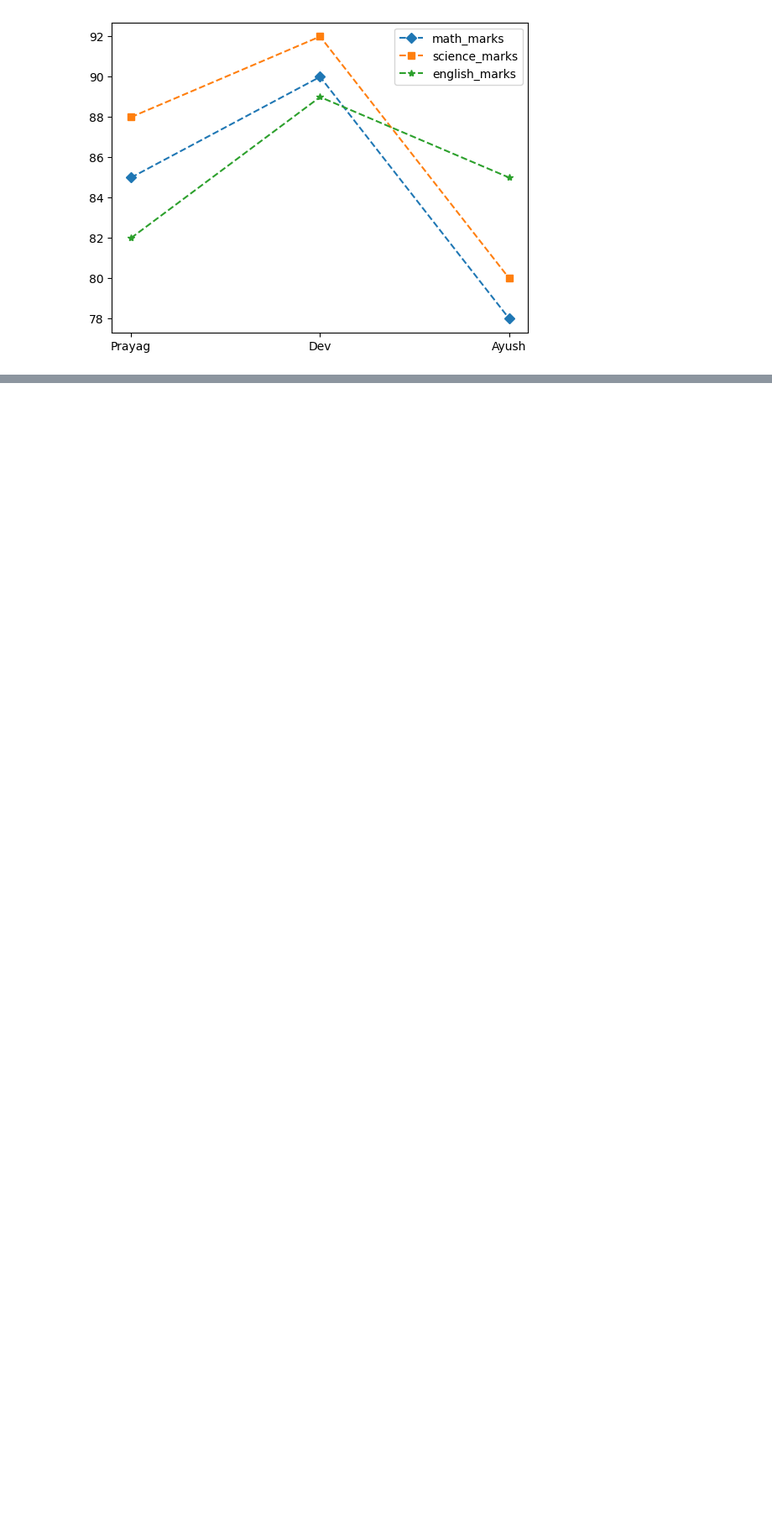
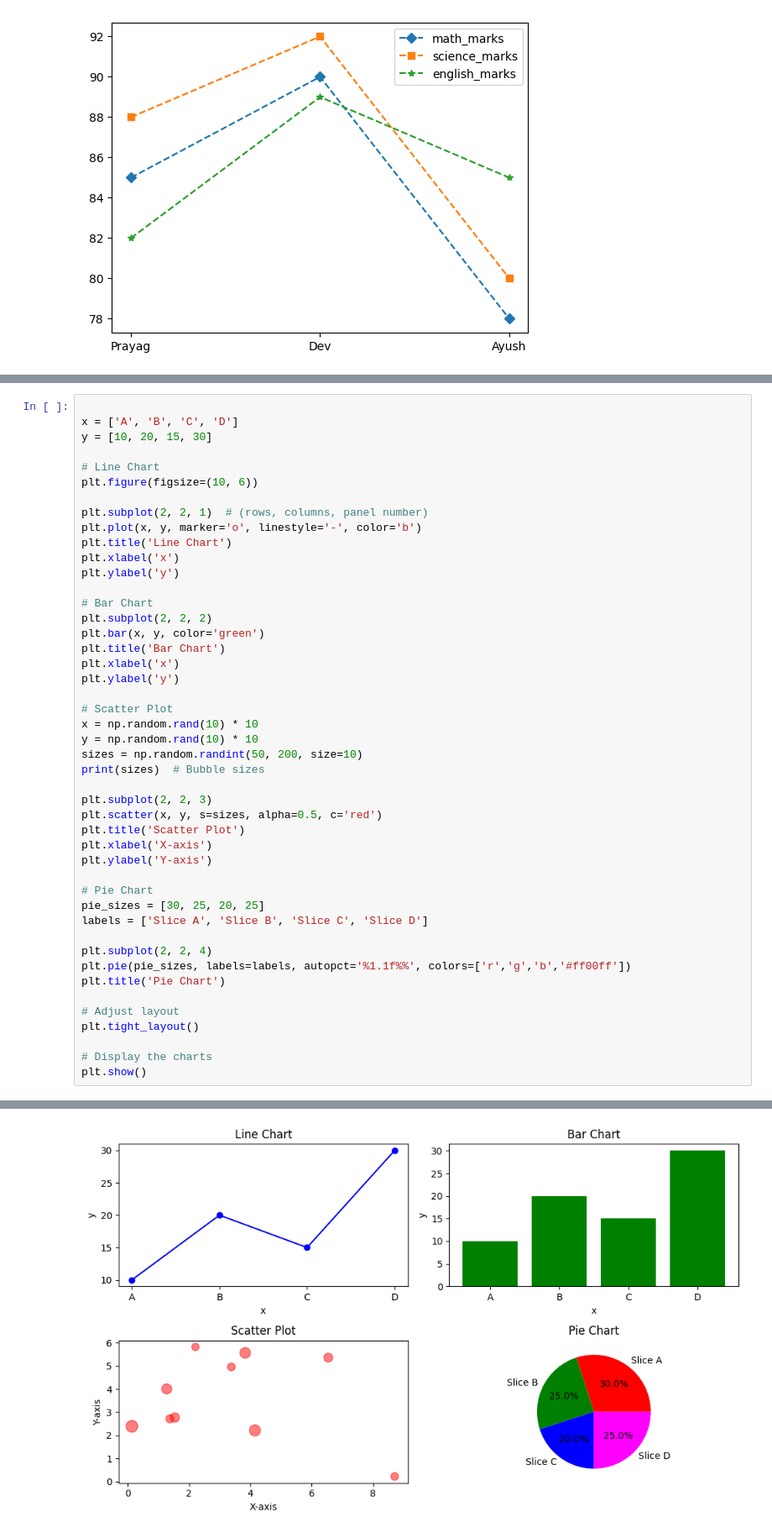
Before and after one commit to Prayag321/Python-libraries, a Jupyter notebook: matplotlib/matplotlib.ipynb, the cells around one changed output, grey strips where cells are left out. Shown at 84% size. Cells and saved outputs as stored; diff of their text form; blank space fills up the shorter version.

Commit message:
[PRAYAG] Add Python program to create multiple types of charts

```diff
--- a/matplotlib/matplotlib.ipynb
+++ b/matplotlib/matplotlib.ipynb
@@ -317,0 +320,47 @@ plt.show()
+# %%
+
+x = ['A', 'B', 'C', 'D']
+y = [10, 20, 15, 30]
+
+# Line Chart
+plt.figure(figsize=(10, 6))
+
+plt.subplot(2, 2, 1)  # (rows, columns, panel number)
+plt.plot(x, y, marker='o', linestyle='-', color='b')
+plt.title('Line Chart')
+plt.xlabel('x')
+plt.ylabel('y')
+
+# Bar Chart
+plt.subplot(2, 2, 2)
+plt.bar(x, y, color='green')
+plt.title('Bar Chart')
+plt.xlabel('x')
+plt.ylabel('y')
+
+# Scatter Plot
+x = np.random.rand(10) * 10
+y = np.random.rand(10) * 10
+sizes = np.random.randint(50, 200, size=10)
+print(sizes)  # Bubble sizes
+
+plt.subplot(2, 2, 3)
+plt.scatter(x, y, s=sizes, alpha=0.5, c='red')
+plt.title('Scatter Plot')
+plt.xlabel('X-axis')
+plt.ylabel('Y-axis')
+
+# Pie Chart
+pie_sizes = [30, 25, 20, 25]
+labels = ['Slice A', 'Slice B', 'Slice C', 'Slice D']
+
+plt.subplot(2, 2, 4)
+plt.pie(pie_sizes, labels=labels, autopct='%1.1f%%', colors=['r','g','b','#ff00ff'])
+plt.title('Pie Chart')
+
+# Adjust layout
+plt.tight_layout()
+
+# Display the charts
+plt.show()
+# %% [output]
@@ -317,0 +368 @@ plt.show()
+[figure, added]
```
Also changed, not shown: parts of 2 cells of this notebook.
